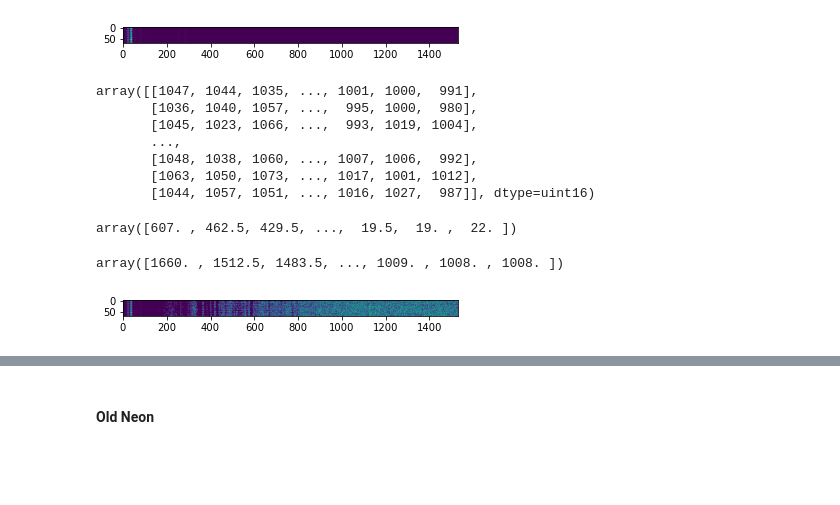
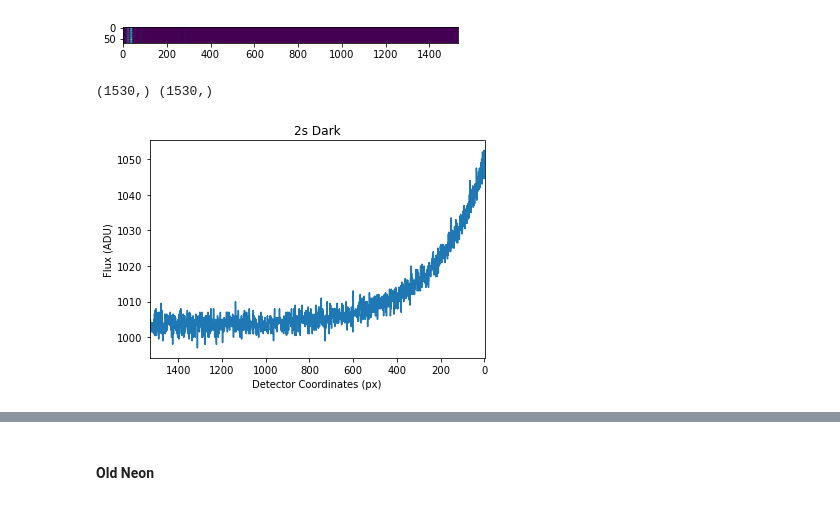
Before and after one commit to cl3425/ast6725-spectroscopy-lab, a Jupyter notebook: pepito-wavelength-calibration-chris-lam.ipynb, the cells around one changed output, grey strips where cells are left out. Drawn from its saved outputs; the diff is of its cells as text; code cells hidden in the pictures; blank space fills up the shorter version.

```diff
--- a/pepito-wavelength-calibration-chris-lam.ipynb
+++ b/pepito-wavelength-calibration-chris-lam.ipynb
@@ -13,7 +14,7 @@ Credit for template notebook: Sarik Jeram
  4) Fit polynomial to line list (+ examine residuals)
  5) Apply wavelength solution to data!
 # %%
-path = '/Users/chris/Desktop/uf_grad_school/obs_tech/spectroscopy/'
+path = '/Users/chris/Desktop/uf_grad_school/obs_tech/spectroscopy-lab/'
 # %%
 dark0d1 = fits.getdata(path+'Pepito_lamp_spectra/dark_0d1s.FIT')
 dark1 = fits.getdata(path+'Pepito_lamp_spectra/dark_1s.FIT')
@@ -207,29 +217,19 @@ plt.show()
 # %%
 dark2_rect = dark2[364:434,:]
 # %%
-ne_collapsed = np.median(ne_rect-dark2_rect, axis=0)
+#ne_collapsed = np.median(ne_rect-dark2_rect, axis=0) # leaves me with saturated lines again
+ne_collapsed = np.median(ne_rect, axis=0) - np.median(dark2_rect, axis=0)
 detector_loc = np.arange(len(ne_collapsed))
+print(ne_collapsed.shape, detector_loc.shape)
+# %% [output]
+(1530,) (1530,)
-# %%
-dark2_rect
-# %% [output]
-array([[1047, 1044, 1035, ..., 1001, 1000,  991],
-       [1036, 1040, 1057, ...,  995, 1000,  980],
-       [1045, 1023, 1066, ...,  993, 1019, 1004],
-       ...,
-       [1048, 1038, 1060, ..., 1007, 1006,  992],
-       [1063, 1050, 1073, ..., 1017, 1001, 1012],
-       [1044, 1057, 1051, ..., 1016, 1027,  987]], dtype=uint16)
-# %%
-ne_collapsed
-# %% [output]
-array([607. , 462.5, 429.5, ...,  19.5,  19. ,  22. ])
-# %%
-np.median(ne_rect, axis=0)
-# %% [output]
-array([1660. , 1512.5, 1483.5, ..., 1009. , 1008. , 1008. ])
-# %%
-%matplotlib inline
-plt.imshow(ne_rect-dark2_rect)
-plt.show()
-# %% [output]
-[figure, removed]
+# %%
+plt.figure()
+plt.plot(detector_loc, np.median(dark2_rect, axis=0))
+plt.xlim([1530, 0])
+plt.xlabel('Detector Coordinates (px)')
+plt.ylabel('Flux (ADU)')
+plt.title('2s Dark')
+plt.show()
+# %% [output]
+[figure, added]
```
Also changed, not shown: parts of 56 cells of this notebook.
